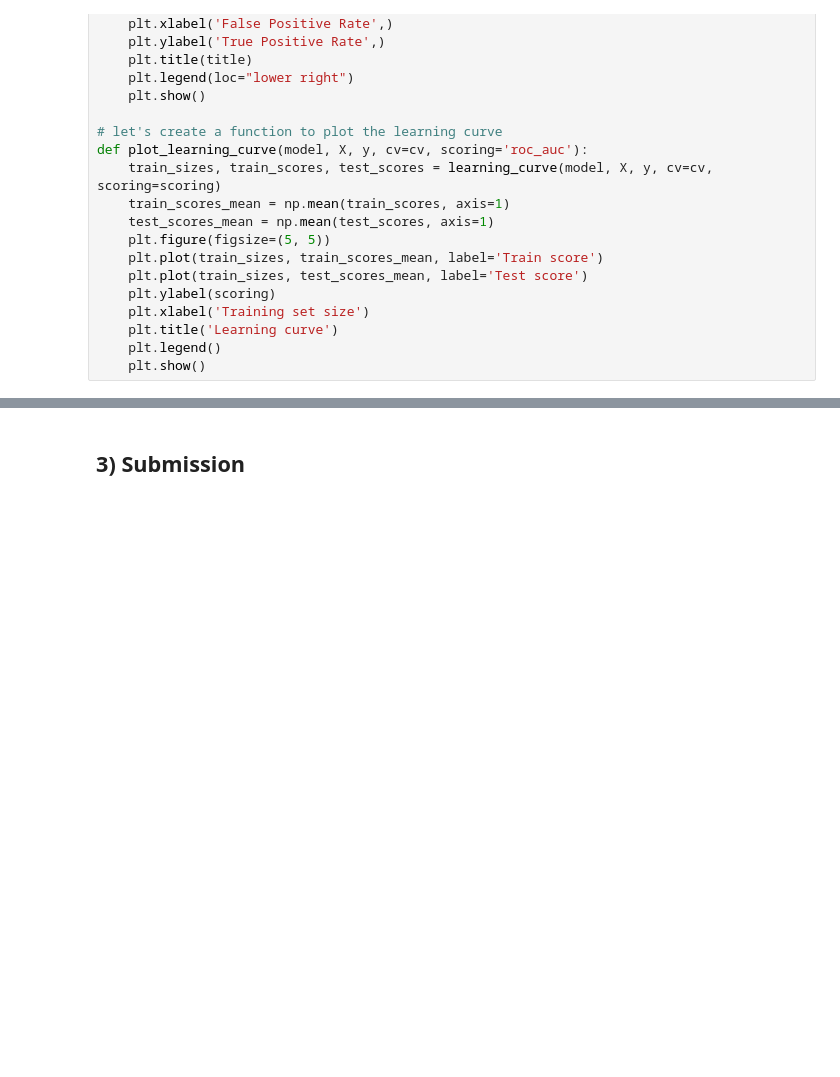
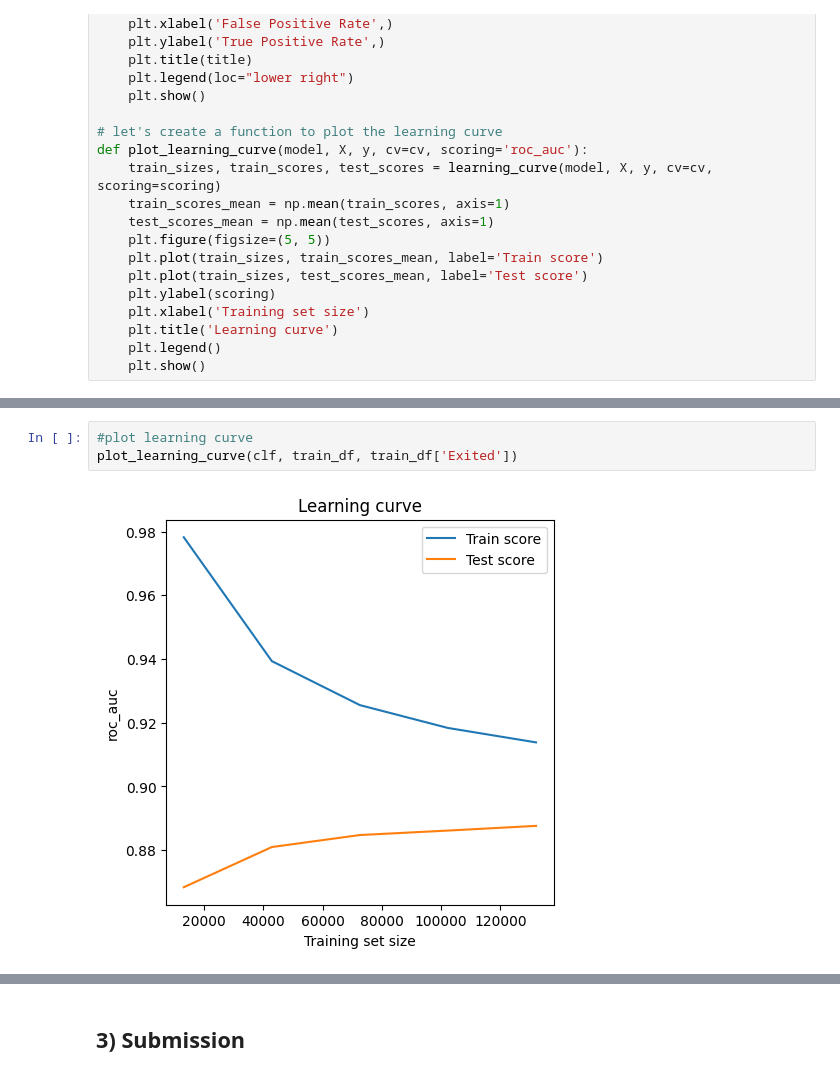
Before and after one commit to RuiFSP/Kaggle, a Jupyter notebook: Playground_Series_S4/1-Binary Classification with a Bank Churn Dataset/bank_churn_optimize.ipynb, the cells around one changed output, grey strips where cells are left out. Cells and saved outputs as stored; diff of their text form; blank space fills up the shorter version.

```diff
--- a/Playground_Series_S4/1-Binary Classification with a Bank Churn Dataset/bank_churn_optimize.ipynb
+++ b/Playground_Series_S4/1-Binary Classification with a Bank Churn Dataset/bank_churn_optimize.ipynb
@@ -347,0 +358,5 @@ def plot_learning_curve(model, X, y, cv=cv, scoring='roc_auc'):
+# %%
+#plot learning curve
+plot_learning_curve(clf, train_df, train_df['Exited'])
+# %% [output]
+[figure, added]
```
Also changed, not shown: parts of 13 cells of this notebook, 2 other files.
